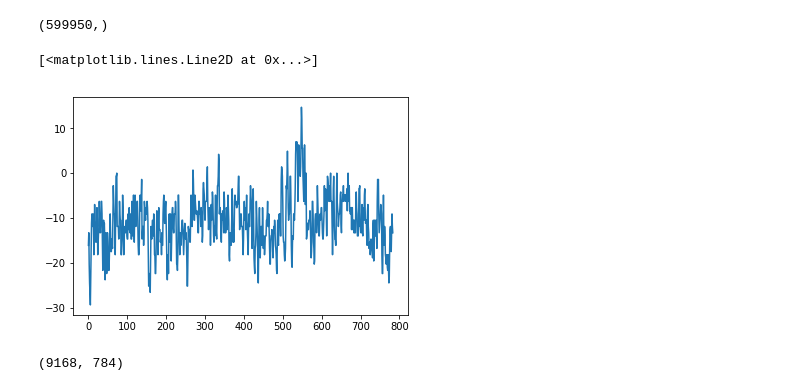
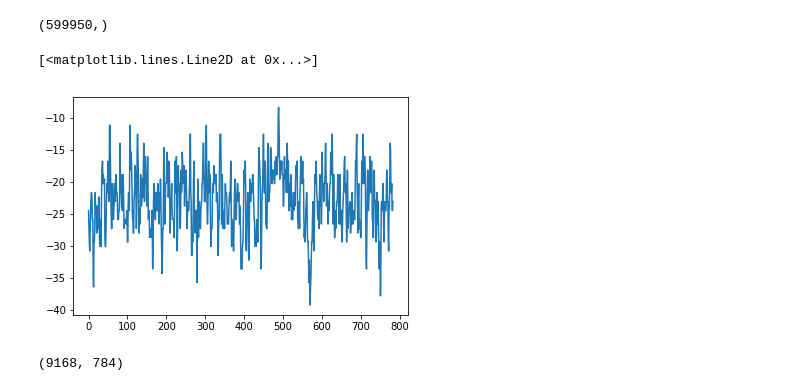
Before and after one commit to lvboodvl/anomaly_detection_sync, a Jupyter notebook: data_make_784.ipynb, the cells around one changed output. Saved outputs shown, nothing was run; the diff lists cells and outputs as text; code cells hidden in the pictures.

```diff
--- a/data_make_784.ipynb
+++ b/data_make_784.ipynb
@@ -69,10 +69,11 @@ np.shape(tmp5)
 data_part1 = tmp5
 # %%
 data_normal = np.concatenate((data_part1,data_part2))
-plt.plot(data_part1[134])
+idx = np.random.randint(1,1024)
+plt.plot(data_part1[idx])
 # %% [output]
 [<matplotlib.lines.Line2D at 0x...>]
-[figure, old version]
+[figure, new version]
 # %%
 np.shape(data_normal)
 # %% [output]
```
Also changed, not shown: parts of 10 cells of this notebook, 4 other files.
